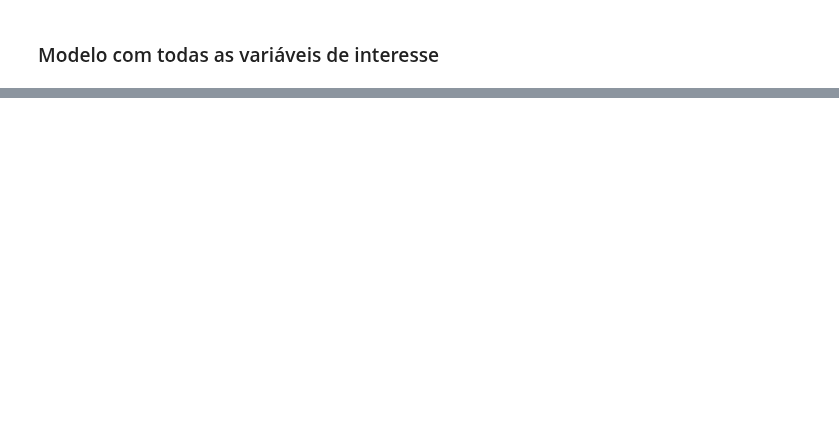
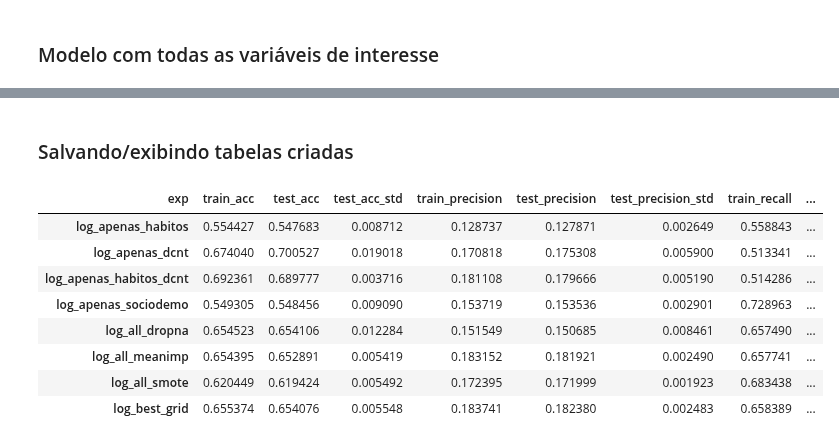
Before and after one commit to datasci4health/projects2023, a Jupyter notebook: DAGroup/notebooks/pns_depression_models.ipynb, the cells around one changed output, grey strips where cells are left out. Cells and saved outputs as stored; diff of their text form; code cells hidden in the pictures; blank space fills up the shorter version.

```diff
--- a/DAGroup/notebooks/pns_depression_models.ipynb
+++ b/DAGroup/notebooks/pns_depression_models.ipynb
@@ -1076,0 +640,15 @@ print(cm)
+# %% [markdown]
+### Salvando/exibindo tabelas criadas
+# %%
+df_metrics_all.to_excel(PATH_GEN_DATA / 'metrics.xlsx')
+df_metrics_all
+# %% [output]
+| exp | train_acc | test_acc | test_acc_std | train_precision | test_precision | test_precision_std | train_recall | ... |
+| log_apenas_habitos | 0.554427 | 0.547683 | 0.008712 | 0.128737 | 0.127871 | 0.002649 | 0.558843 | ... |
+| log_apenas_dcnt | 0.674040 | 0.700527 | 0.019018 | 0.170818 | 0.175308 | 0.005900 | 0.513341 | ... |
+| log_apenas_habitos_dcnt | 0.692361 | 0.689777 | 0.003716 | 0.181108 | 0.179666 | 0.005190 | 0.514286 | ... |
+| log_apenas_sociodemo | 0.549305 | 0.548456 | 0.009090 | 0.153719 | 0.153536 | 0.002901 | 0.728963 | ... |
+| log_all_dropna | 0.654523 | 0.654106 | 0.012284 | 0.151549 | 0.150685 | 0.008461 | 0.657490 | ... |
+| log_all_meanimp | 0.654395 | 0.652891 | 0.005419 | 0.183152 | 0.181921 | 0.002490 | 0.657741 | ... |
+| log_all_smote | 0.620449 | 0.619424 | 0.005492 | 0.172395 | 0.171999 | 0.001923 | 0.683438 | ... |
+| log_best_grid | 0.655374 | 0.654076 | 0.005548 | 0.183741 | 0.182380 | 0.002483 | 0.658389 | ... |
```
Also changed, not shown: parts of 109 cells of this notebook, 4 other files.
